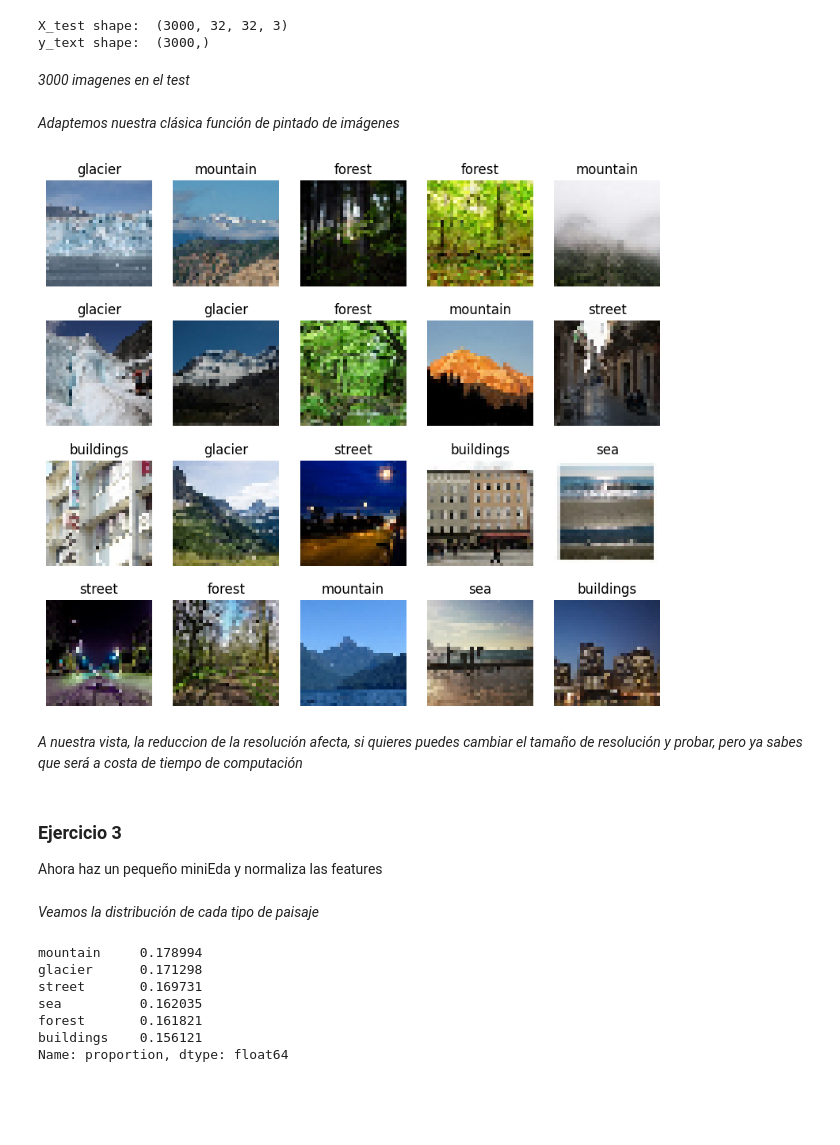
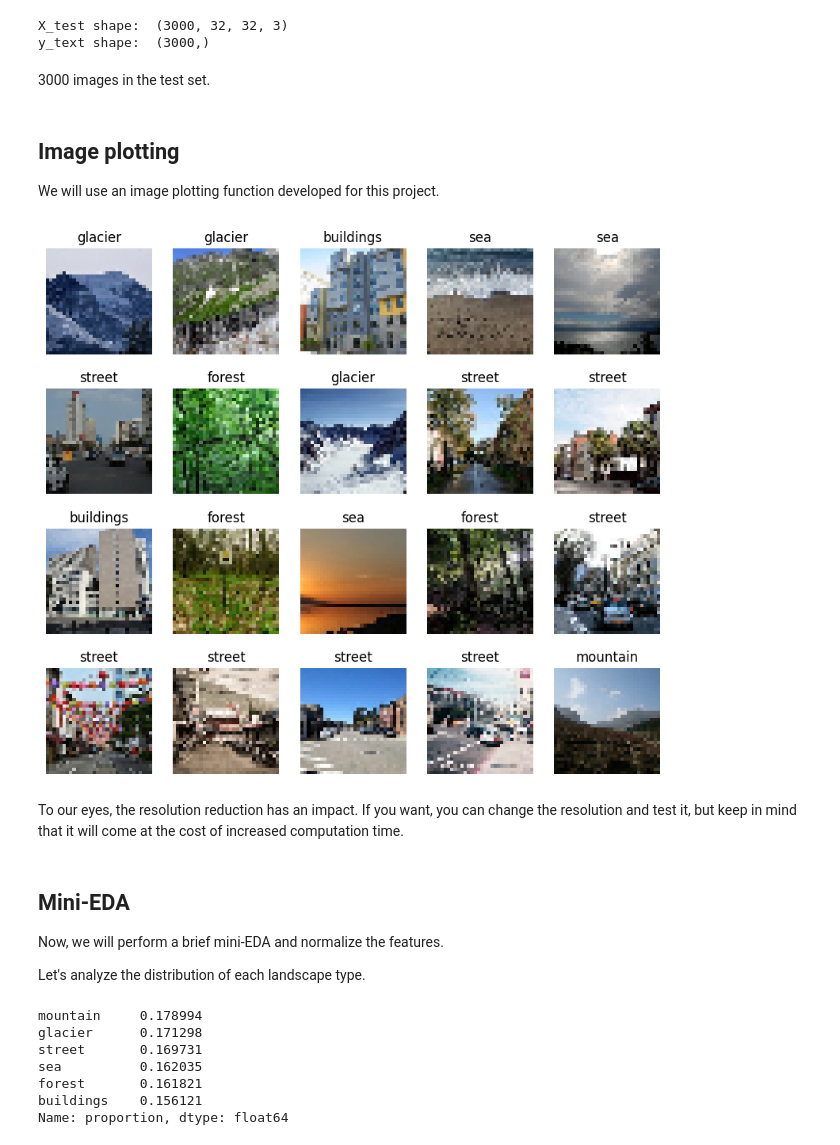
Before and after one commit to elecomexp/deep_learning, a Jupyter notebook: src/notebooks/nb01_cnn_landscapes.ipynb, the cells around one changed output. Cells and saved outputs as stored; diff of their text form; code cells hidden in the pictures; blank space fills up the shorter version.

```diff
--- a/src/notebooks/nb01_cnn_landscapes.ipynb
+++ b/src/notebooks/nb01_cnn_landscapes.ipynb
@@ -164,7 +176,3 @@ print('y_text shape: ', y_test.shape)
 # %% [output]
 X_test shape:  (3000, 32, 32, 3)
 y_text shape:  (3000,)
-# %% [markdown]
-*3000 imagenes en el test*
-# %% [markdown]
-*Adaptemos nuestra clásica función de pintado de imágenes*
@@ -219,18 +179,24 @@ def show_images_batch(images, titles=[], n_cols=5, size_scale=2, cmap="Greys"):
+# %% [markdown]
+3000 images in the test set.
+# %% [markdown]
+## Image plotting
+
+We will use an image plotting function developed for this project.
 # %%
-indices = np.random.randint(0, len(X_train), 20)
-show_images_batch(X_train[indices],
-                  titles=y_train[indices],
-                  n_cols = 5)
+indexes = np.random.randint(0, len(X_train), 20)
+show_images_batch(X_train[indexes],
+                  titles=y_train[indexes],
+                  n_cols=5)
 # %% [output]
-[figure, old version]
+[figure, new version]
-# %% [markdown]
-*A nuestra vista, la reduccion de la resolución afecta, si quieres puedes cambiar el tamaño de resolución y probar, pero ya sabes que será a costa de tiempo de computación*
-# %% [markdown]
-### Ejercicio 3
-
-Ahora haz un pequeño miniEda y normaliza las features
-# %% [markdown]
-*Veamos la distribución de cada tipo de paisaje*
+# %% [markdown]
+To our eyes, the resolution reduction has an impact. If you want, you can change the resolution and test it, but keep in mind that it will come at the cost of increased computation time.
+# %% [markdown]
+## Mini-EDA
+
+Now, we will perform a brief mini-EDA and normalize the features.
+
+Let's analyze the distribution of each landscape type.
 # %%
 pd.Series(y_train).value_counts(normalize=True)
 # %% [output]
```
Also changed, not shown: parts of 87 cells of this notebook.
